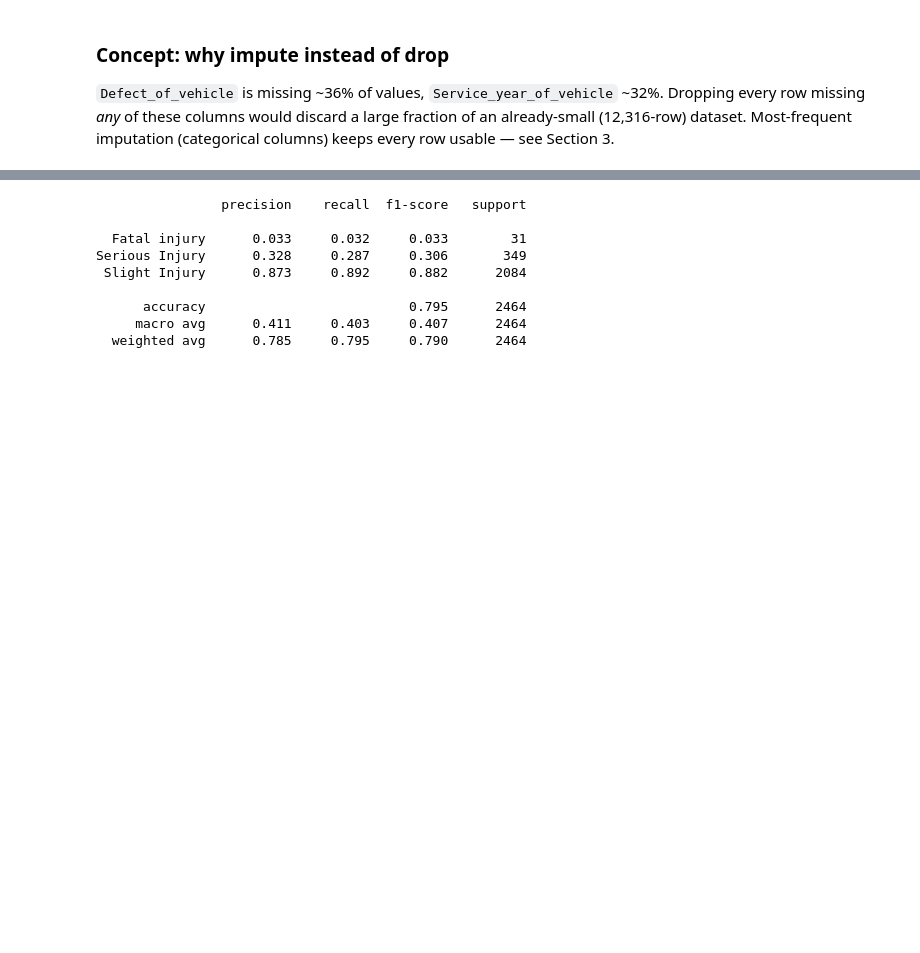
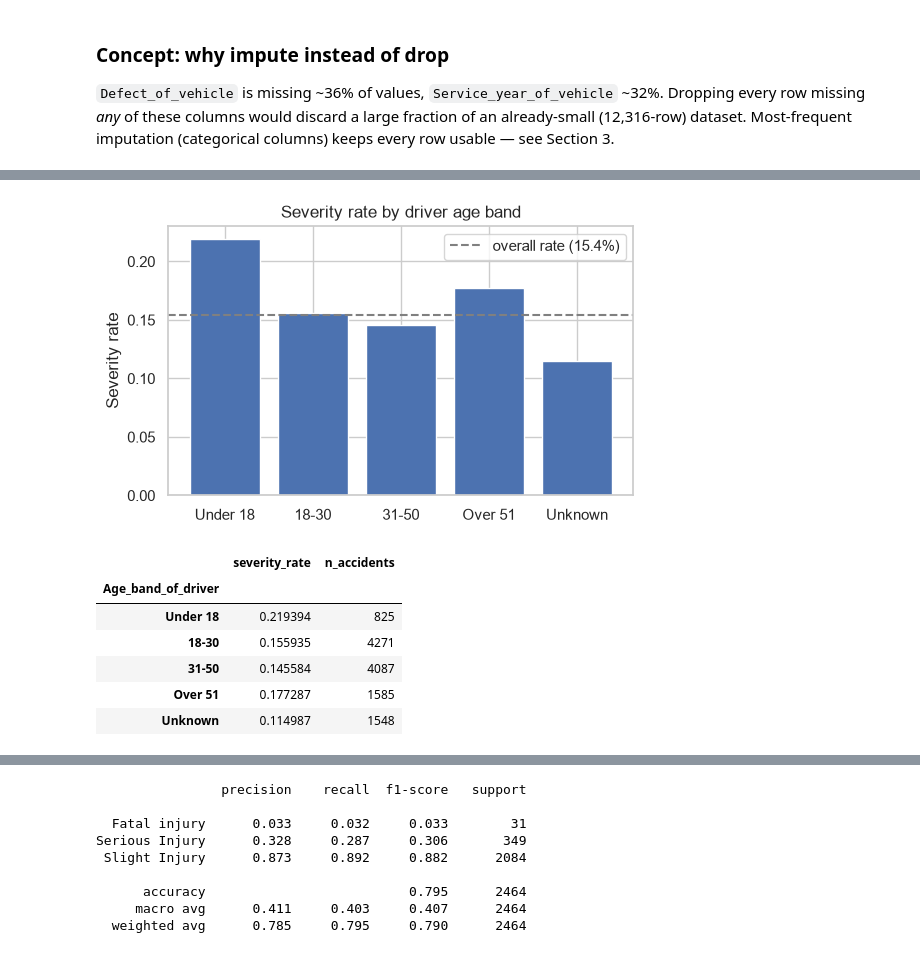
Before and after one commit to nhamhung/traffic-accident-severity, a Jupyter notebook: notebooks/01_eda_and_modeling.ipynb, the cells around one changed output, grey strips where cells are left out. Cells and saved outputs as stored; diff of their text form; code cells hidden in the pictures; blank space fills up the shorter version.

```diff
--- a/notebooks/01_eda_and_modeling.ipynb
+++ b/notebooks/01_eda_and_modeling.ipynb
@@ -167,0 +315,22 @@ imputation (categorical columns) keeps every row usable — see Section 3.
+# %%
+age = df.assign(is_severe=is_severe.astype(int)).groupby("Age_band_of_driver")["is_severe"].agg(["mean", "count"])
+age.columns = ["severity_rate", "n_accidents"]
+age = age.reindex(["Under 18", "18-30", "31-50", "Over 51", "Unknown"])
+
+fig, ax = plt.subplots(figsize=(6, 3.5))
+ax.bar(age.index, age["severity_rate"])
+ax.axhline(baseline_rate, linestyle="--", color="gray", label=f"overall rate ({baseline_rate:.1%})")
+ax.set_ylabel("Severity rate")
+ax.set_title("Severity rate by driver age band")
+ax.legend()
+plt.show()
+age
+# %% [output]
+[figure, added]
+|  | severity_rate | n_accidents |
+| Age_band_of_driver |  |  |
+| Under 18 | 0.219394 | 825 |
+| 18-30 | 0.155935 | 4271 |
+| 31-50 | 0.145584 | 4087 |
+| Over 51 | 0.177287 | 1585 |
+| Unknown | 0.114987 | 1548 |
```
Also changed, not shown: parts of 22 cells of this notebook, 15 other files.
